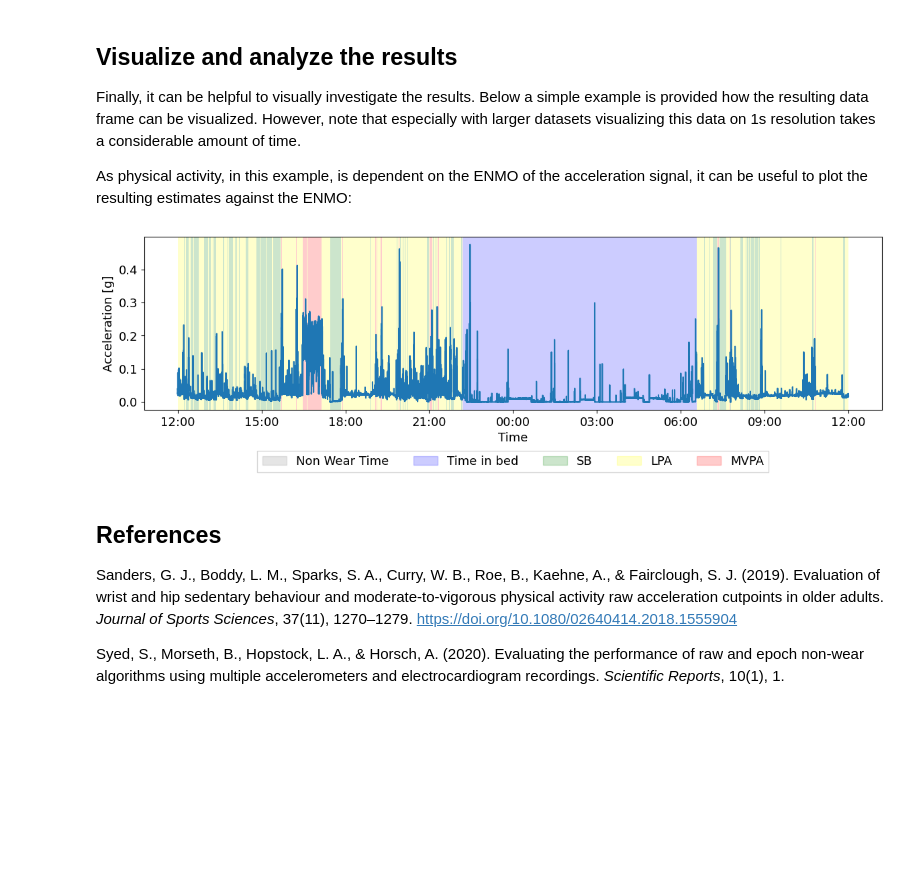
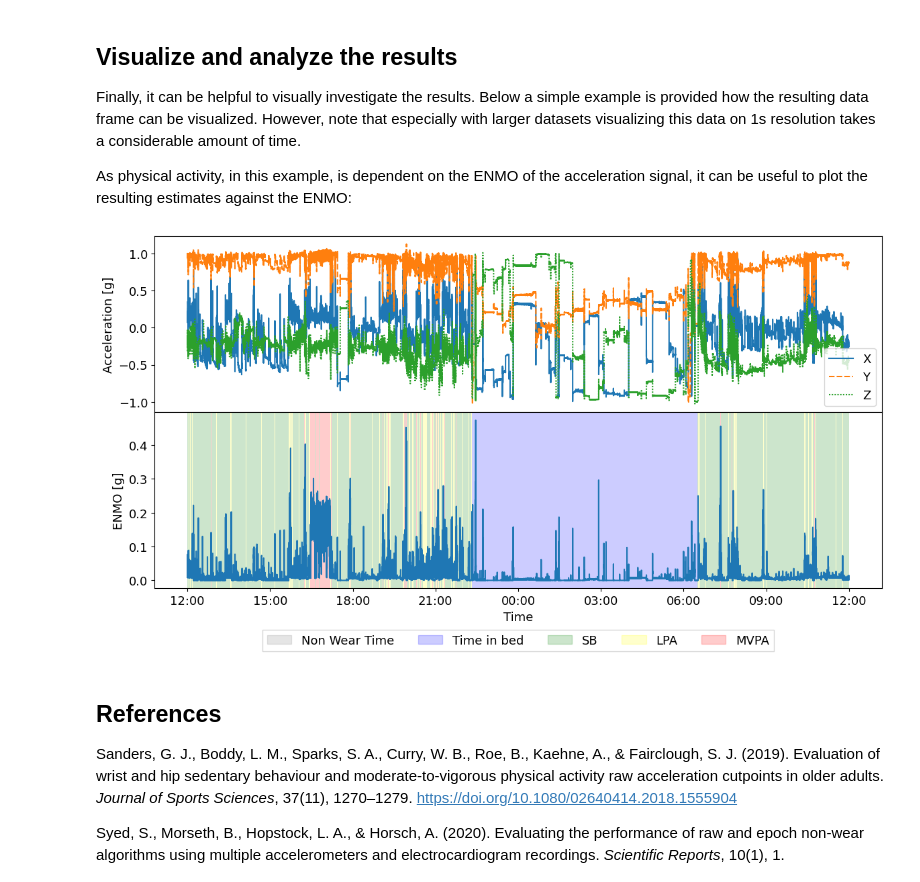
Before and after one commit to Trybnetic/paat, a Jupyter notebook: docs/source/example_notebooks/analyze_data.ipynb, the cells around one changed output. Drawn from its saved outputs; the diff is of its cells as text; code cells hidden in the pictures; blank space fills up the shorter version.

```diff
--- a/docs/source/example_notebooks/analyze_data.ipynb
+++ b/docs/source/example_notebooks/analyze_data.ipynb
@@ -126,42 +126,48 @@ COLOR = {
     'MVPA': "red"
 }
 
-fig, ax = plt.subplots(figsize=(12,4))
+fig, axes = plt.subplots(2, 1, sharex=True, figsize=(12,6.5))
+
+ax = axes[0]
+ax = sns.lineplot(data=agg[['X', 'Y', 'Z']], ax=ax, legend=True)
+ax.set_ylabel("Acceleration [g]")
+
+ax = axes[1]
 ax = sns.lineplot(data=agg['ENMO'], ax=ax, legend=True)
 
 # Add background
 ymin, ymax = ax.get_ylim()
 height = ymax - ymin
 for ii, row in agg.iterrows():
     ax.add_patch(
         Rectangle(
             (ii, ymin),
             pd.Timedelta("1s"),
             height,
             alpha=.2,
             facecolor=COLOR[row["Activity"]]
         )
     )
 
 
 ax.xaxis.set_major_formatter(mdates.DateFormatter('%H:%M'))
 ax.set_xlabel("Time")
-ax.set_ylabel("Acceleration [g]")
+ax.set_ylabel("ENMO [g]")
 
 handles = [Patch(color=value, label=key, alpha=.2) for key, value in COLOR.items()]
 ax.legend(
     handles=handles,
     loc='upper center',
-    bbox_to_anchor=(0.5, -.4import matplotlib.dates as mdates
- * ymax),
+    bbox_to_anchor=(0.5, -.4 * ymax),
     fancybox=False,
     shadow=False,
     ncol=5)
 
 plt.tight_layout()
+plt.subplots_adjust(wspace=0, hspace=0)
 print('')
 # %% [output]
-[figure, old version]
+[figure, new version]
 # %% [markdown]
 References
 ----------
```
Also changed, not shown: parts of 2 cells of this notebook, 1 other file.
